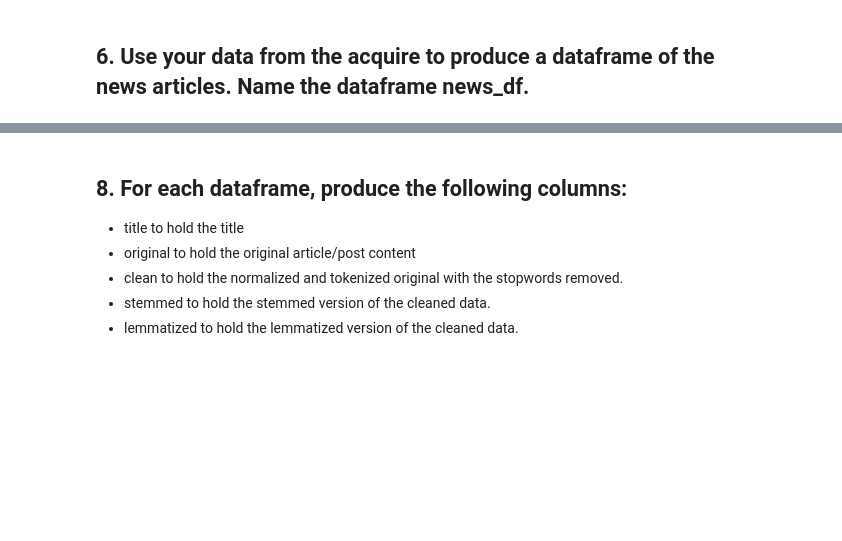
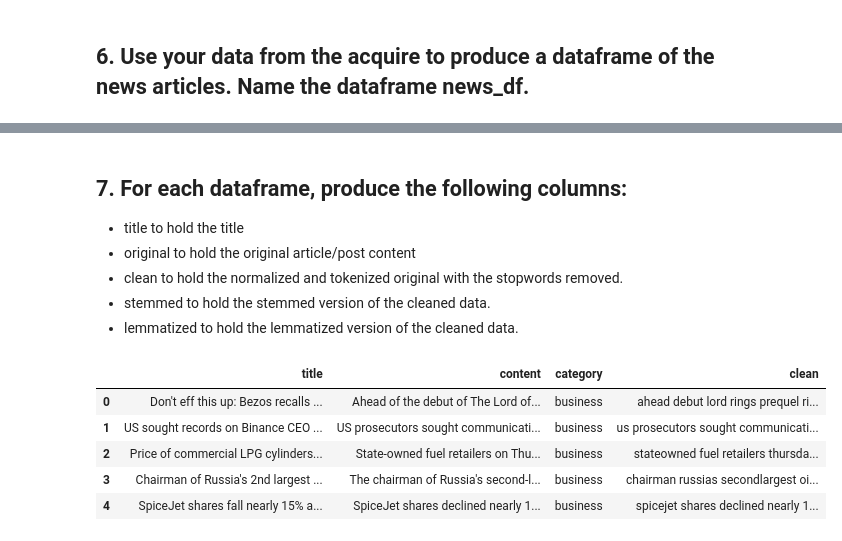
Before and after one commit to m3redithw/natural-language-processing-exercises, a Jupyter notebook: preparation.ipynb, the cells around one changed output, grey strips where cells are left out. Saved outputs shown, nothing was run; the diff lists cells and outputs as text; code cells hidden in the pictures; blank space fills up the shorter version.

```diff
--- a/preparation.ipynb
+++ b/preparation.ipynb
@@ -150,8 +181,20 @@ def prep_article_data(df, column, extra_words=[], exclude_words=[]):
 # %% [markdown]
-## 8. For each dataframe, produce the following columns:
+## 7. For each dataframe, produce the following columns:
 
 - title to hold the title
 - original to hold the original article/post content
 - clean to hold the normalized and tokenized original with the stopwords removed.
 - stemmed to hold the stemmed version of the cleaned data.
 - lemmatized to hold the lemmatized version of the cleaned data.
+# %%
+#Apply a series of functions to clean the news articles text
+news_df['clean'] = news_df['content'].apply(basic_clean).apply(tokenize).apply(remove_stopwords)
+
+news_df.head()
+# %% [output]
+|  | title | content | category | clean |
+| 0 | Don't eff this up: Bezos recalls ... | Ahead of the debut of The Lord of... | business | ahead debut lord rings prequel ri... |
+| 1 | US sought records on Binance CEO ... | US prosecutors sought communicati... | business | us prosecutors sought communicati... |
+| 2 | Price of commercial LPG cylinders... | State-owned fuel retailers on Thu... | business | stateowned fuel retailers thursda... |
+| 3 | Chairman of Russia's 2nd largest ... | The chairman of Russia's second-l... | business | chairman russias secondlargest oi... |
+| 4 | SpiceJet shares fall nearly 15% a... | SpiceJet shares declined nearly 1... | business | spicejet shares declined nearly 1... |
```
Also changed, not shown: parts of 7 cells of this notebook.
